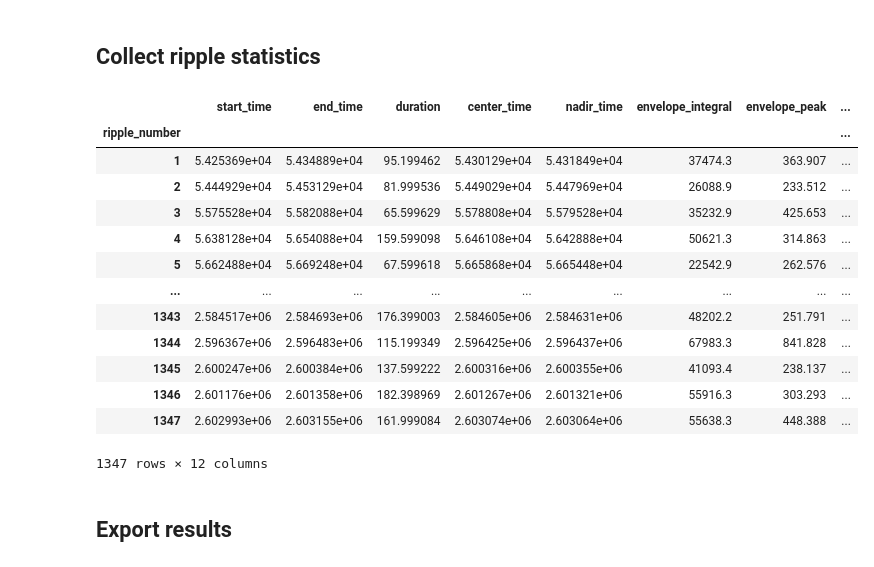
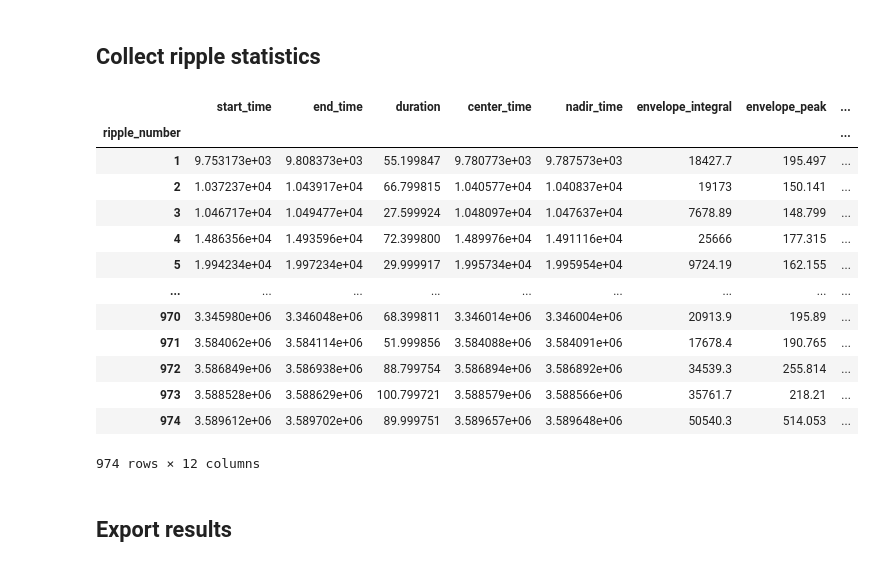
Before and after one commit to CSC-UW/ecephys, a Jupyter notebook: ecephys/notebooks/ripple_detection.ipynb, the cells around one changed output. Saved outputs shown, nothing was run; the diff lists cells and outputs as text; code cells hidden in the pictures.

```diff
--- a/ecephys/notebooks/ripple_detection.ipynb
+++ b/ecephys/notebooks/ripple_detection.ipynb
@@ -17,12 +17,14 @@ import pandas as pd
 # %% [markdown]
 ## Load the data
 # %%
-binPath = Path('/Volumes/neuropixel/Data/CNPIX5-Alessandro/8-25-2020_g0_t2.imec0.lf.bin')
-tStart = 0
-tEnd = 600
+binPath = Path('/Volumes/neuropixel/Data/CNPIX6-Eugene/9.24.2020_SR_24hs_g0_t0.imec0.lf.bin')
+tStart = None
+tEnd = None
 # chanList = np.asarray([161, 162, 165, 166, 169, 170, 173, 174, 177, 178, 181]) # Doppio
 # chanList = np.asarray([162, 165, 166, 169, 170, 173, 174, 177, 178, 181, 182]) # Valentino
-chanList = np.asarray([159, 161, 163, 165, 167, 169, 171, 173, 175, 177, 179]) # Alessandro
+# chanList = np.asarray([159, 161, 163, 165, 167, 169, 171, 173, 175, 177, 179]) # Alessandro
+# chanList = np.asarray([163, 165, 167, 169, 171, 173, 175, 177, 179, 181, 183]) #Segundo
+chanList = np.asarray([193, 195, 197, 199, 201, 203, 205, 207, 209, 211]) #Eugene
 # %%
 def load_data(binPath, chanList, tStart=None, tEnd=None):
     meta = readMeta(binPath)
@@ -70,7 +72,7 @@ Canvas(toolbar=Toolbar(toolitems=[('Home', 'Reset original view', 'home', 'home'
 # %% [markdown]
 ## Load hypnogram and select only NREM epochs
 # %%
-hypnoPath = Path('/Volumes/neuropixel/Data/CNPIX5-Alessandro/8-25-2020_g0_t2.hypnogram.txt')
+hypnoPath = Path('/Volumes/neuropixel/Data/CNPIX6-Eugene/9.24.2020_SR_24hs_g0_t0.hypnogram.txt')
 hypno = pd.read_csv(hypnoPath, sep='\t', names=['state', 'end_time'], skiprows=1)
 hypno['start_time'] = hypno.apply(lambda x: 0 if x.name == 0 else hypno.loc[x.name - 1].end_time, axis=1)
 hypno
@@ -293,5 +289,5 @@ def generalized_Kay_ripple_detector(time, filtered_lfps, speed, sampling_frequen
     return pd.DataFrame(ripple_times, columns=['start_time', 'end_time'],
                         index=index)
 # %%
-Eschenko_ripple_times = generalized_Kay_ripple_detector(time, filtered_lfps, speed, sampling_frequency, detection_zscore_threshold=4.0, boundary_zscore_threshold=2.0, minimum_duration=0.025)
+Eschenko_ripple_times = generalized_Kay_ripple_detector(time, filtered_lfps, speed, sampling_frequency, detection_zscore_threshold=4.0, boundary_zscore_threshold=1.0, minimum_duration=0.025)
 display(Eschenko_ripple_times)
@@ -430,32 +441,32 @@ def get_nadir_time(time, filtered_lfps, ripple):
     (t_idx, ch_idx) = np.unravel_index(np.argmin(ripple_lfps, axis=None), ripple_lfps.shape)
     return ripple_time[t_idx]
 # %%
-ripple_times = Kay_ripple_times
+ripple_times = Eschenko_ripple_times
 
 ripple_times['duration'] = ripple_times.apply(lambda x: x.end_time - x.start_time, axis=1)
 ripple_times['center_time'] = ripple_times.apply(lambda x: x.start_time + x.duration / 2, axis=1)
 ripple_times['nadir_time'] = ripple_times.apply(lambda x: get_nadir_time(time, filtered_lfps, x), axis=1)
 envelope_stats = get_Kay_ripple_stats(time, filtered_lfps, sampling_frequency, ripple_times)
 rms_stats = get_ripple_rms_stats(time, filtered_lfps, ripple_times)
 amplitude_stats = get_ripple_amplitudes(time, filtered_lfps, ripple_times)
 
 ripple_stats = pd.concat([ripple_times, envelope_stats, rms_stats, amplitude_stats], axis=1)
 ripple_stats
 # %% [output]
 |  | start_time | end_time | duration | center_time | nadir_time | envelope_integral | envelope_peak | ... |
 | ripple_number |  |  |  |  |  |  |  | ... |
-| 1 | 5.425369e+04 | 5.434889e+04 | 95.199462 | 5.430129e+04 | 5.431849e+04 | 37474.3 | 363.907 | ... |
-| 2 | 5.444929e+04 | 5.453129e+04 | 81.999536 | 5.449029e+04 | 5.447969e+04 | 26088.9 | 233.512 | ... |
-| 3 | 5.575528e+04 | 5.582088e+04 | 65.599629 | 5.578808e+04 | 5.579528e+04 | 35232.9 | 425.653 | ... |
-| 4 | 5.638128e+04 | 5.654088e+04 | 159.599098 | 5.646108e+04 | 5.642888e+04 | 50621.3 | 314.863 | ... |
-| 5 | 5.662488e+04 | 5.669248e+04 | 67.599618 | 5.665868e+04 | 5.665448e+04 | 22542.9 | 262.576 | ... |
+| 1 | 9.753173e+03 | 9.808373e+03 | 55.199847 | 9.780773e+03 | 9.787573e+03 | 18427.7 | 195.497 | ... |
+| 2 | 1.037237e+04 | 1.043917e+04 | 66.799815 | 1.040577e+04 | 1.040837e+04 | 19173 | 150.141 | ... |
+| 3 | 1.046717e+04 | 1.049477e+04 | 27.599924 | 1.048097e+04 | 1.047637e+04 | 7678.89 | 148.799 | ... |
+| 4 | 1.486356e+04 | 1.493596e+04 | 72.399800 | 1.489976e+04 | 1.491116e+04 | 25666 | 177.315 | ... |
+| 5 | 1.994234e+04 | 1.997234e+04 | 29.999917 | 1.995734e+04 | 1.995954e+04 | 9724.19 | 162.155 | ... |
 | ... | ... | ... | ... | ... | ... | ... | ... | ... |
-| 1343 | 2.584517e+06 | 2.584693e+06 | 176.399003 | 2.584605e+06 | 2.584631e+06 | 48202.2 | 251.791 | ... |
-| 1344 | 2.596367e+06 | 2.596483e+06 | 115.199349 | 2.596425e+06 | 2.596437e+06 | 67983.3 | 841.828 | ... |
-| 1345 | 2.600247e+06 | 2.600384e+06 | 137.599222 | 2.600316e+06 | 2.600355e+06 | 41093.4 | 238.137 | ... |
-| 1346 | 2.601176e+06 | 2.601358e+06 | 182.398969 | 2.601267e+06 | 2.601321e+06 | 55916.3 | 303.293 | ... |
-| 1347 | 2.602993e+06 | 2.603155e+06 | 161.999084 | 2.603074e+06 | 2.603064e+06 | 55638.3 | 448.388 | ... |
+| 970 | 3.345980e+06 | 3.346048e+06 | 68.399811 | 3.346014e+06 | 3.346004e+06 | 20913.9 | 195.89 | ... |
+| 971 | 3.584062e+06 | 3.584114e+06 | 51.999856 | 3.584088e+06 | 3.584091e+06 | 17678.4 | 190.765 | ... |
+| 972 | 3.586849e+06 | 3.586938e+06 | 88.799754 | 3.586894e+06 | 3.586892e+06 | 34539.3 | 255.814 | ... |
+| 973 | 3.588528e+06 | 3.588629e+06 | 100.799721 | 3.588579e+06 | 3.588566e+06 | 35761.7 | 218.21 | ... |
+| 974 | 3.589612e+06 | 3.589702e+06 | 89.999751 | 3.589657e+06 | 3.589648e+06 | 50540.3 | 514.053 | ... |
-1347 rows × 12 columns
+974 rows × 12 columns
 # %% [markdown]
 ## Export results
 # %%
```
Also changed, not shown: parts of 8 cells of this notebook, 4 other files.
